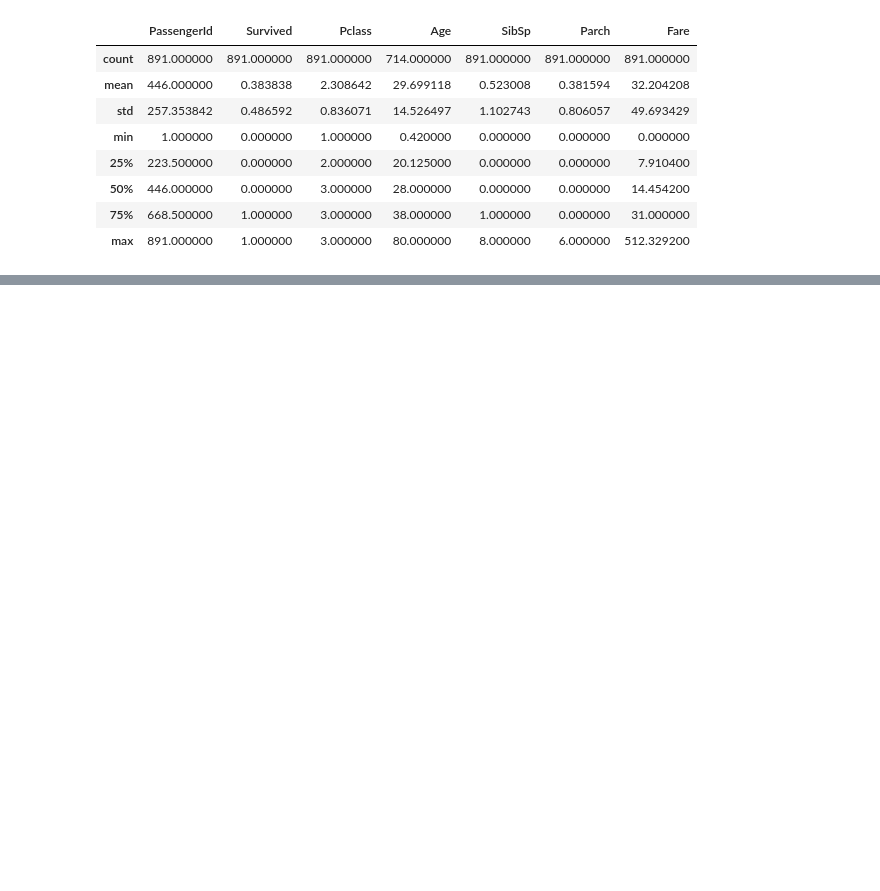
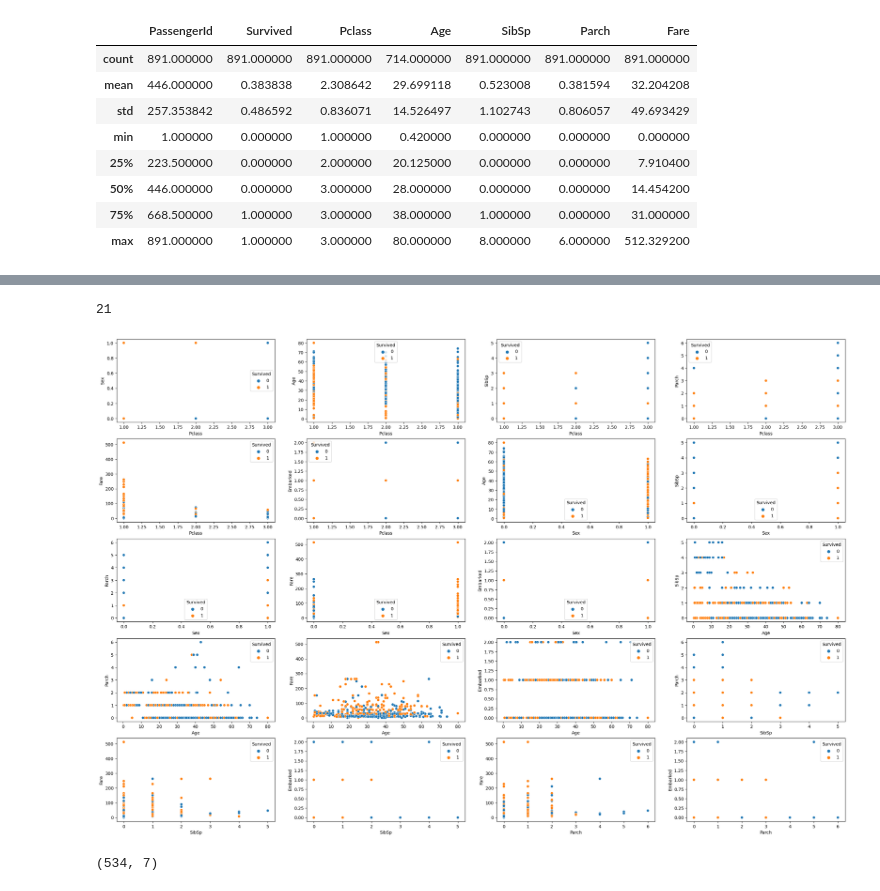
Before and after one commit to mateuseap/decision-tree, a Jupyter notebook: src/dt.ipynb, the cells around one changed output, grey strips where cells are left out. Drawn from its saved outputs; the diff is of its cells as text; code cells hidden in the pictures; blank space fills up the shorter version.

```diff
--- a/src/dt.ipynb
+++ b/src/dt.ipynb
@@ -10,3 +18,4 @@ from sklearn.preprocessing import OrdinalEncoder, MinMaxScaler
 # %%
-train_df = pd.read_csv("../dataset/train.csv")
-test_df = pd.read_csv("../dataset/test.csv")
+%cd /content/drive/My Drive/titanic_kaggle/dataset
+train_df = pd.read_csv("train.csv")
+test_df = pd.read_csv("test.csv")
@@ -41,8 +52,8 @@ train_df.head()
 | 3 | 4 | 1 | 1 | Futrelle, Mrs. Jacques Heath (Lil... | female | 35.0 | 1 | 0 | 113803 | 53.1000 | ... |
 | 4 | 5 | 0 | 3 | Allen, Mr. William Henry | male | 35.0 | 0 | 0 | 373450 | 8.0500 | ... |
 # %%
-train_df = train_df.drop(columns=['SibSp', 'Parch', 'PassengerId', 'Name', 'Ticket', 'Cabin', 'Embarked'])
-test_df = test_df.drop(columns=['SibSp', 'Parch', 'PassengerId', 'Name', 'Ticket', 'Cabin', 'Embarked'])
+train_df = train_df.drop(columns=['PassengerId', 'Name', 'Cabin', 'Ticket'])
+test_df = test_df.drop(columns=['PassengerId', 'Name','Cabin', 'Ticket'])
 # %%
 train_df = train_df.dropna()
 test_df = test_df.dropna()
@@ -51,3 +71,8 @@ oe = OrdinalEncoder(dtype=np.intc, categories=[['male', 'female']])
 
 train_df['Sex'] = oe.fit_transform(train_df['Sex'].to_numpy().reshape(-1,1))
 test_df['Sex'] = oe.fit_transform(test_df['Sex'].to_numpy().reshape(-1,1))
+
+oe1 = OrdinalEncoder(dtype=np.intc, categories=[['S', 'C', 'Q']])
+
+train_df['Embarked'] = oe1.fit_transform(train_df['Embarked'].to_numpy().reshape(-1,1))
+test_df['Embarked'] = oe1.fit_transform(test_df['Embarked'].to_numpy().reshape(-1,1))
@@ -53,0 +100,32 @@ test_df['Sex'] = oe.fit_transform(test_df['Sex'].to_numpy().reshape(-1,1))
+# %%
+pairs = []
+
+# pairs tem todas as combinações das 8 features 2 a dois
+for i in range(1, 8):
+    for j in range(1, 8):
+        if i != j:
+            coli = train_df.columns[i]
+            colj = train_df.columns[j]
+            if ([coli, colj] not in pairs) and ([colj, coli] not in pairs):
+                pairs.append([coli, colj])
+
+print(len(pairs))
+# %% [output]
+21
+# %%
+fig, ax = plt.subplots(nrows=5, ncols=4, figsize=(30,20))
+
+i=0
+j=0
+for k in range(0, 20):
+    if j >= 4:
+        j=0
+        i += 1
+    pair = pairs[k]
+    data = train_df[[pair[0], pair[1], 'Survived']]
+    sns.scatterplot(data=data, x=pair[0], y=pair[1], hue="Survived", ax=ax[i][j])
+    j += 1
+
+plt.show()
+# %% [output]
+[figure, added]
@@ -54 +150,5 @@ test_df['Sex'] = oe.fit_transform(test_df['Sex'].to_numpy().reshape(-1,1))
+# %%
+X_train.shape
+# %% [output]
+(534, 7)
 # %%
```
Also changed, not shown: parts of 10 cells of this notebook.
